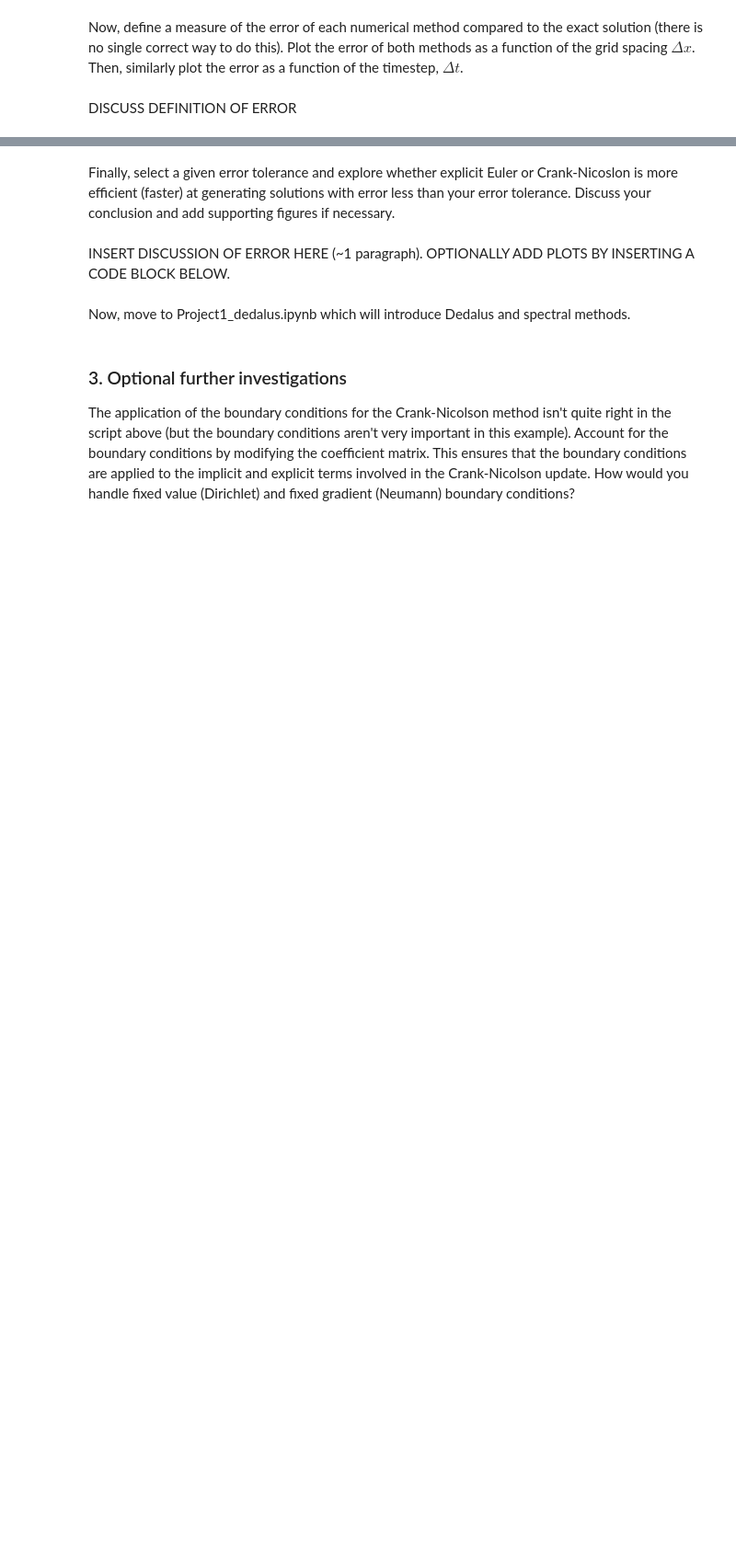
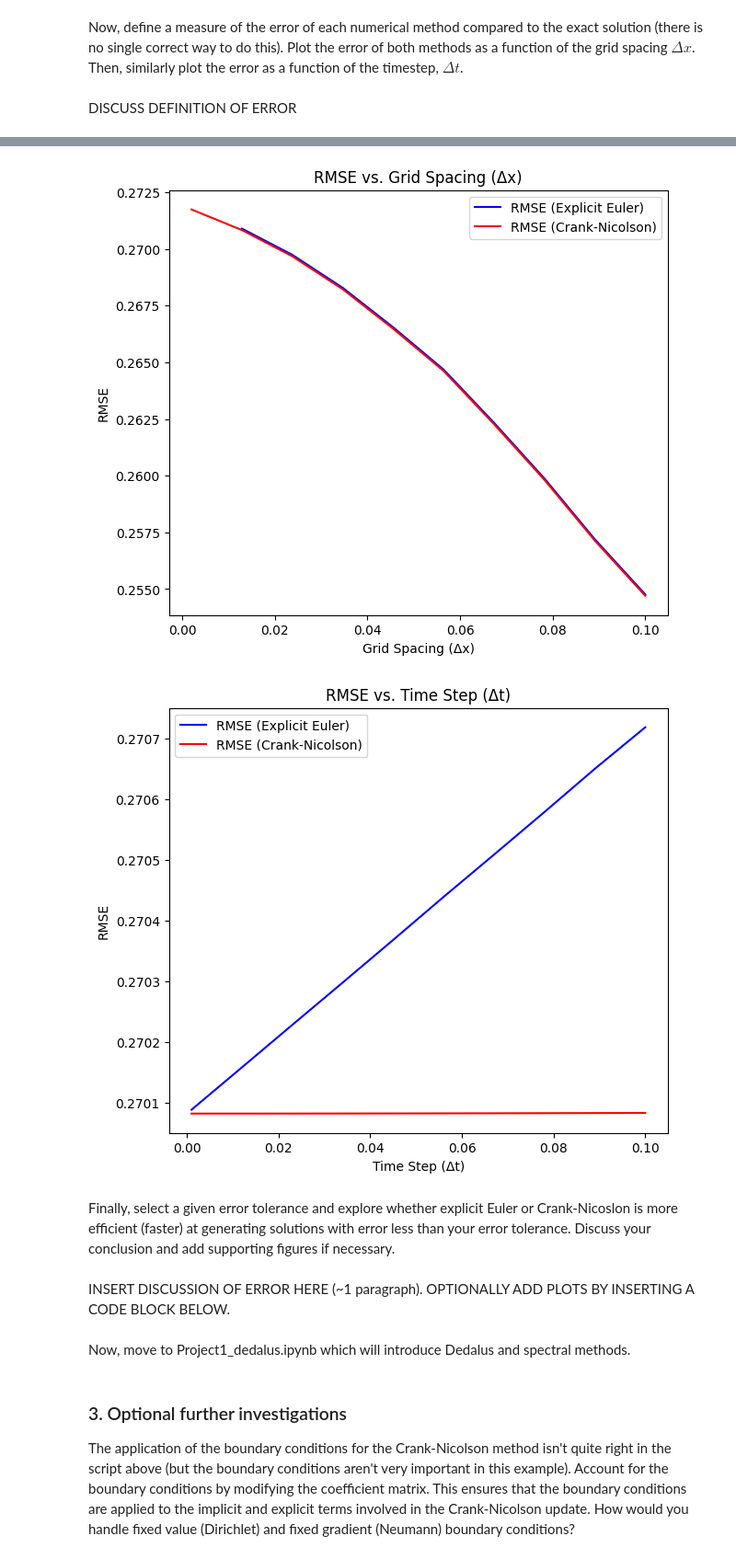
Before and after one commit to Zero-Rae/QCES123, a Jupyter notebook: Project1_numerical_methods.ipynb, the cells around one changed output, grey strips where cells are left out. Shown: that part at 92% size. Cells and saved outputs as stored; diff of their text form; code cells hidden in the pictures; blank space fills up the shorter version.

```diff
--- a/Project1_numerical_methods.ipynb
+++ b/Project1_numerical_methods.ipynb
@@ -248,3 +374,26 @@ DISCUSS DEFINITION OF ERROR
+# %%
+# Plot RMSE vs. Δx on the first plot (with fixed Δt)
+plt.figure(figsize=(7, 6))
+plt.plot(dx_values, rmse_values_EE_dx, label='RMSE (Explicit Euler)', color='blue')
+plt.plot(dx_values, rmse_values_CN_dx, label='RMSE (Crank-Nicolson)', color='red')
+plt.xlabel('Grid Spacing (Δx)')
+plt.ylabel('RMSE')
+plt.title('RMSE vs. Grid Spacing (Δx)')
+plt.legend()
+plt.show()
+
+# Plot RMSE vs. Δt on the second plot (with fixed Δx)
+plt.figure(figsize=(7, 6))
+plt.plot(dt_values, rmse_values_EE_dt, label='RMSE (Explicit Euler)', color='blue')
+plt.plot(dt_values, rmse_values_CN_dt, label='RMSE (Crank-Nicolson)', color='red')
+plt.xlabel('Time Step (Δt)')
+plt.ylabel('RMSE')
+plt.title('RMSE vs. Time Step (Δt)')
+plt.legend()
+plt.show()
+# %% [output]
+[figure, added]
+[figure, added]
 # %% [markdown]
 Finally, select a given error tolerance and explore whether explicit Euler or Crank-Nicoslon is more efficient (faster) at generating solutions with error less than your error tolerance. Discuss your conclusion and add supporting figures if necessary.
 # %% [markdown]
```
Also changed, not shown: parts of 7 cells of this notebook.
